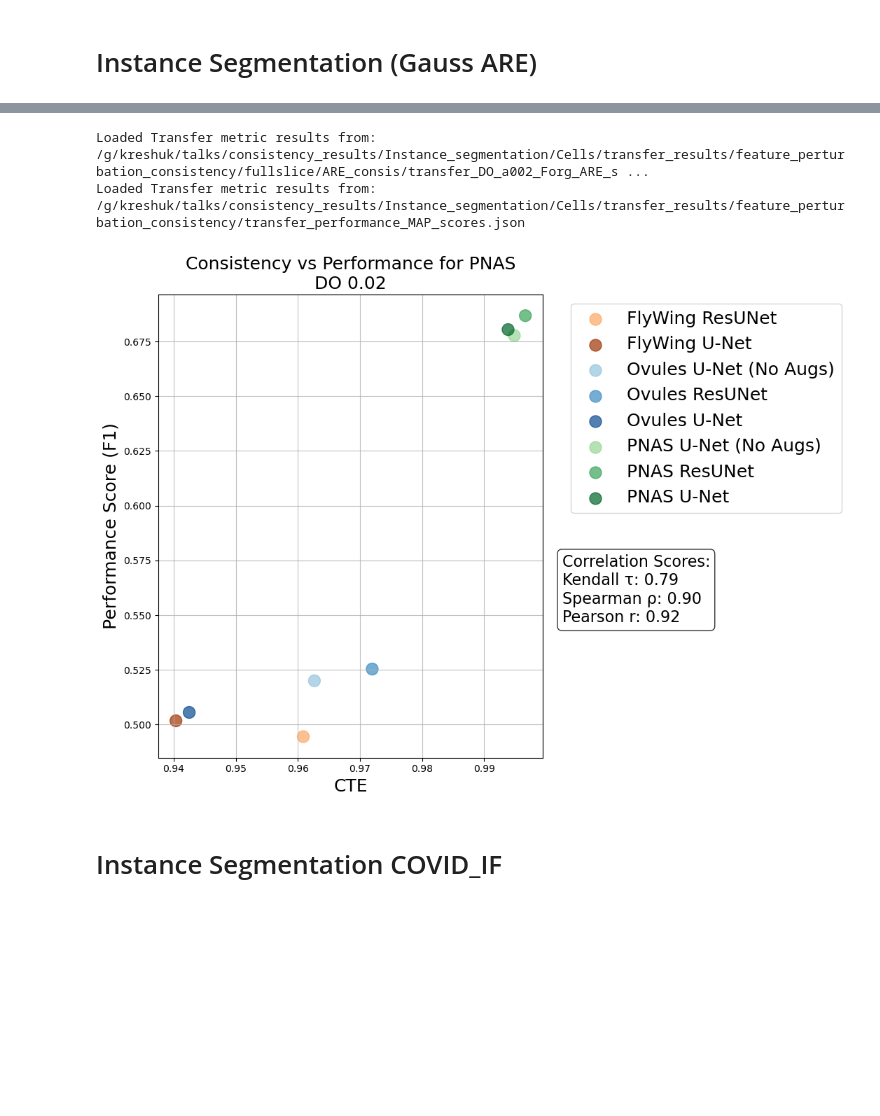
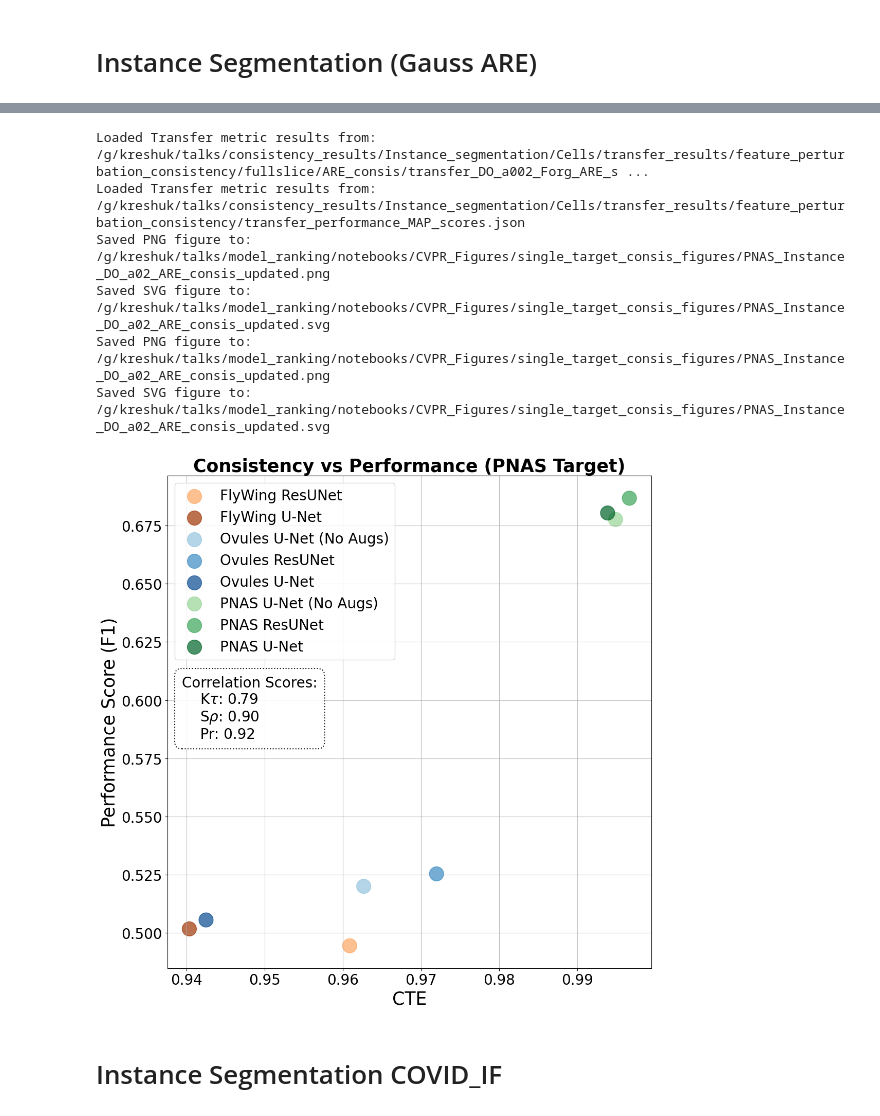
Before and after one commit to kreshuklab/model_ranking, a Jupyter notebook: notebooks/CVPR_Figures/single_strength_correlation_plot.ipynb, the cells around one changed output, grey strips where cells are left out. Cells and saved outputs as stored; diff of their text form; code cells hidden in the pictures; blank space fills up the shorter version.

```diff
--- a/notebooks/CVPR_Figures/single_strength_correlation_plot.ipynb
+++ b/notebooks/CVPR_Figures/single_strength_correlation_plot.ipynb
@@ -113,37 +136,49 @@ Loaded Transfer metric results from: /g/kreshuk/talks/consistency_results/Instan
 # %%
 custom_labels = {
     "ov_model_NA1": "Ovules U-Net (No Augs)",
     "ov_model_Res1": "Ovules ResUNet",
     "ov_model_UNet1": "Ovules U-Net",
     #"ov_model_Unetr2": "Ovules UNETR",
     "p_model_NA1": "PNAS U-Net (No Augs)",
     "p_model_Res1": "PNAS ResUNet",
     "p_model_UNet1": "PNAS U-Net",
     #"p_model_Unetr2": "PNAS UNETR",
     "fw_model_Unet2": "FlyWing U-Net",
     "fw_model_Res2": "FlyWing ResUNet",
     #"fw_model_Unetr2": "FlyWing UNETR",
 }
 
-# Example 1: Basic usage with default model names
+# Example 4: Alternative legend placement (upper right inside)
 plot_single_consistency_vs_performance_CVPR(
     augmentation_strength="a002",
     target_dataset="PNAS",
+    title="Consistency vs Performance (PNAS Target)",
     performance_path="/g/kreshuk/talks/consistency_results/Instance_segmentation/Cells/transfer_results/feature_perturbation_consistency/transfer_performance_MAP_scores.json",
     base_consistency_path="/g/kreshuk/talks/consistency_results/Instance_segmentation/Cells/transfer_results/feature_perturbation_consistency/fullslice/ARE_consis",
     custom_legend_labels=custom_labels,
-    fontsize=18,
-    figsize=(11, 8),
-    marker_size=150,
+    fontsize=25,
+    figsize=(11, 11),
+    marker_size=400,
     perturbation_type="DO",
     file_name_postfix="Forg_ARE_scores",
     source_abbreviations=["ov", "p", "fw"],
     invert_consistency_score=True,
+    plot_style="default",  # Different style option
+    legend_loc="upper left",  # Upper left inside the plot
+    corr_box_loc=(0.03, 0.46),  # Lower left for correlation box
+    tick_fontsize=20,
+    legend_fontsize=20,
+    corr_fontsize=20,
+    save_path="/g/kreshuk/talks/model_ranking/notebooks/CVPR_Figures/single_target_consis_figures/PNAS_Instance_DO_a02_ARE_consis_updated"
 )
 # %% [output]
 Loaded Transfer metric results from: /g/kreshuk/talks/consistency_results/Instance_segmentation/Cells/transfer_results/feature_perturbation_consistency/fullslice/ARE_consis/transfer_DO_a002_Forg_ARE_s ...
 Loaded Transfer metric results from: /g/kreshuk/talks/consistency_results/Instance_segmentation/Cells/transfer_results/feature_perturbation_consistency/transfer_performance_MAP_scores.json
+Saved PNG figure to: /g/kreshuk/talks/model_ranking/notebooks/CVPR_Figures/single_target_consis_figures/PNAS_Instance_DO_a02_ARE_consis_updated.png
+Saved SVG figure to: /g/kreshuk/talks/model_ranking/notebooks/CVPR_Figures/single_target_consis_figures/PNAS_Instance_DO_a02_ARE_consis_updated.svg
+Saved PNG figure to: /g/kreshuk/talks/model_ranking/notebooks/CVPR_Figures/single_target_consis_figures/PNAS_Instance_DO_a02_ARE_consis_updated.png
+Saved SVG figure to: /g/kreshuk/talks/model_ranking/notebooks/CVPR_Figures/single_target_consis_figures/PNAS_Instance_DO_a02_ARE_consis_updated.svg
-[figure, old version]
+[figure, new version]
 # %% [markdown]
 # Instance Segmentation COVID_IF
 # %%
```
Also changed, not shown: parts of 11 cells of this notebook, 1 other file.
